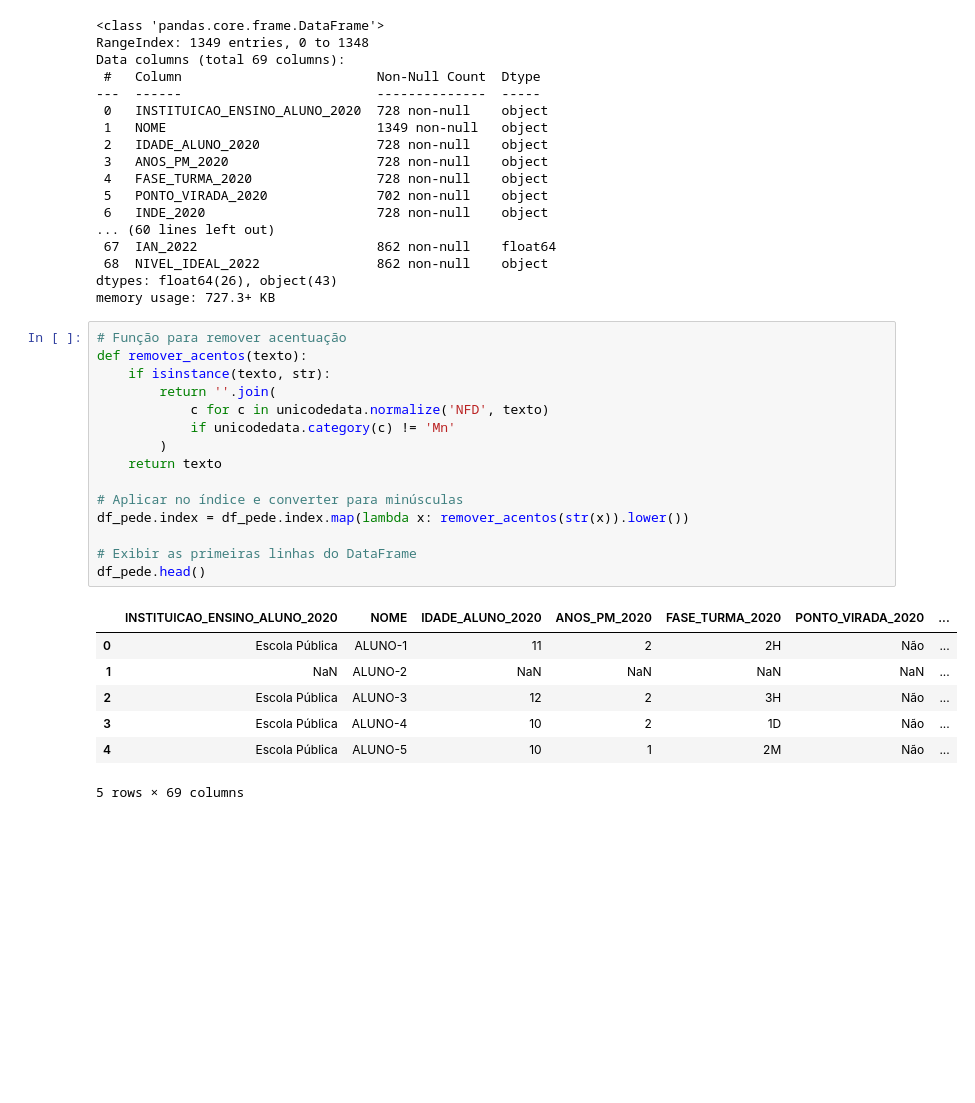
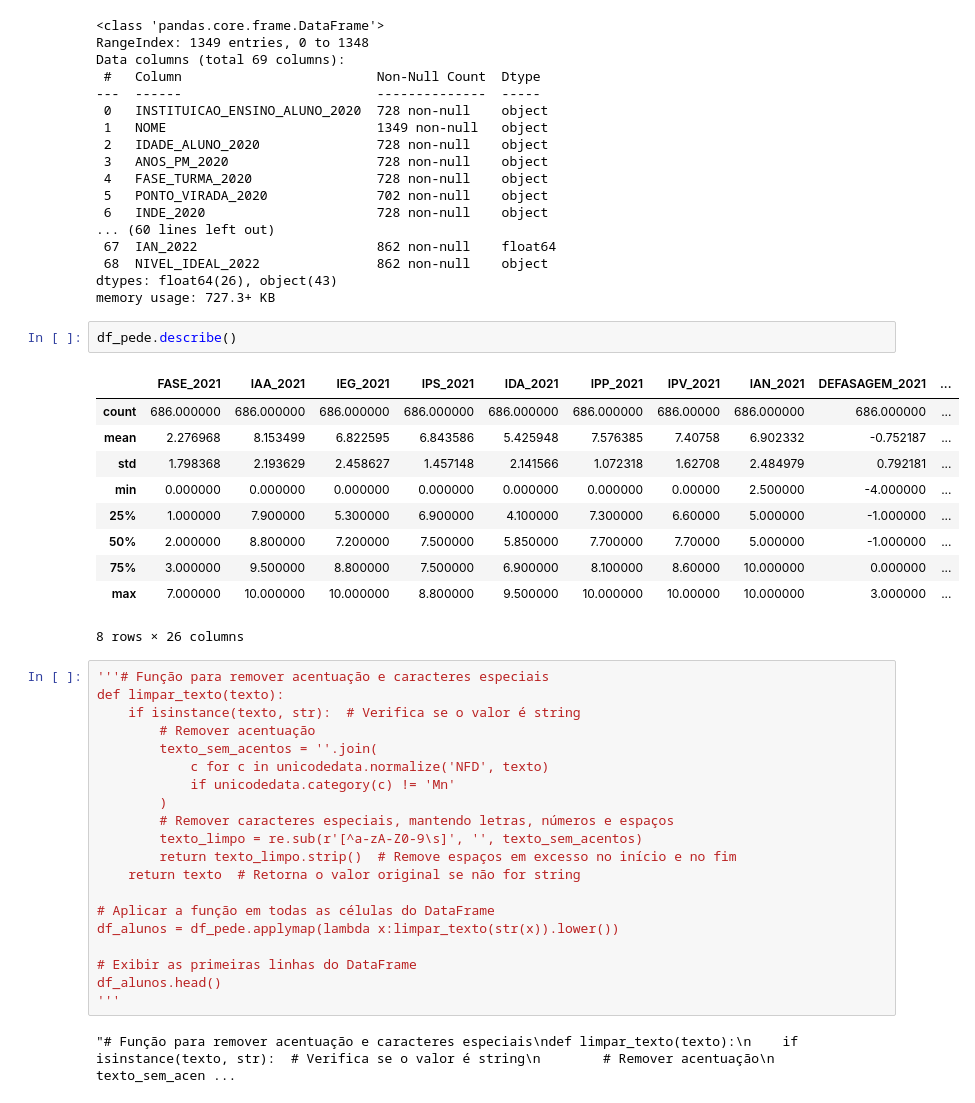
Before and after one commit to r-zambotti/Data_Analytics_Datathon_Grupo-60, a Jupyter notebook: Data_Analytics_Datathon_Grupo_60.ipynb, the cells around one changed output. Drawn from its saved outputs; the diff is of its cells as text; blank space fills up the shorter version.

```diff
--- a/Data_Analytics_Datathon_Grupo_60.ipynb
+++ b/Data_Analytics_Datathon_Grupo_60.ipynb
@@ -89,26 +80,38 @@ Data columns (total 69 columns):
  68  NIVEL_IDEAL_2022               862 non-null    object
 dtypes: float64(26), object(43)
 memory usage: 727.3+ KB
+# %%
+df_pede.describe()
+# %% [output]
+|  | FASE_2021 | IAA_2021 | IEG_2021 | IPS_2021 | IDA_2021 | IPP_2021 | IPV_2021 | IAN_2021 | DEFASAGEM_2021 | ... |
+| count | 686.000000 | 686.000000 | 686.000000 | 686.000000 | 686.000000 | 686.000000 | 686.00000 | 686.000000 | 686.000000 | ... |
+| mean | 2.276968 | 8.153499 | 6.822595 | 6.843586 | 5.425948 | 7.576385 | 7.40758 | 6.902332 | -0.752187 | ... |
+| std | 1.798368 | 2.193629 | 2.458627 | 1.457148 | 2.141566 | 1.072318 | 1.62708 | 2.484979 | 0.792181 | ... |
+| min | 0.000000 | 0.000000 | 0.000000 | 0.000000 | 0.000000 | 0.000000 | 0.00000 | 2.500000 | -4.000000 | ... |
+| 25% | 1.000000 | 7.900000 | 5.300000 | 6.900000 | 4.100000 | 7.300000 | 6.60000 | 5.000000 | -1.000000 | ... |
+| 50% | 2.000000 | 8.800000 | 7.200000 | 7.500000 | 5.850000 | 7.700000 | 7.70000 | 5.000000 | -1.000000 | ... |
+| 75% | 3.000000 | 9.500000 | 8.800000 | 7.500000 | 6.900000 | 8.100000 | 8.60000 | 10.000000 | 0.000000 | ... |
+| max | 7.000000 | 10.000000 | 10.000000 | 8.800000 | 9.500000 | 10.000000 | 10.00000 | 10.000000 | 3.000000 | ... |
+8 rows × 26 columns
 # %%
-# Função para remover acentuação
-def remover_acentos(texto):
-    if isinstance(texto, str):
-        return ''.join(
+'''# Função para remover acentuação e caracteres especiais
+def limpar_texto(texto):
+    if isinstance(texto, str):  # Verifica se o valor é string
+        # Remover acentuação
+        texto_sem_acentos = ''.join(
             c for c in unicodedata.normalize('NFD', texto)
             if unicodedata.category(c) != 'Mn'
         )
-    return texto
+        # Remover caracteres especiais, mantendo letras, números e espaços
+        texto_limpo = re.sub(r'[^a-zA-Z0-9\s]', '', texto_sem_acentos)
+        return texto_limpo.strip()  # Remove espaços em excesso no início e no fim
+    return texto  # Retorna o valor original se não for string
 
-# Aplicar no índice e converter para minúsculas
-df_pede.index = df_pede.index.map(lambda x: remover_acentos(str(x)).lower())
+# Aplicar a função em todas as células do DataFrame
+df_alunos = df_pede.applymap(lambda x:limpar_texto(str(x)).lower())
 
 # Exibir as primeiras linhas do DataFrame
-df_pede.head()
+df_alunos.head()
+'''
 # %% [output]
-|  | INSTITUICAO_ENSINO_ALUNO_2020 | NOME | IDADE_ALUNO_2020 | ANOS_PM_2020 | FASE_TURMA_2020 | PONTO_VIRADA_2020 | ... |
-| 0 | Escola Pública | ALUNO-1 | 11 | 2 | 2H | Não | ... |
-| 1 | NaN | ALUNO-2 | NaN | NaN | NaN | NaN | ... |
-| 2 | Escola Pública | ALUNO-3 | 12 | 2 | 3H | Não | ... |
-| 3 | Escola Pública | ALUNO-4 | 10 | 2 | 1D | Não | ... |
-| 4 | Escola Pública | ALUNO-5 | 10 | 1 | 2M | Não | ... |
-5 rows × 69 columns
+"# Função para remover acentuação e caracteres especiais\ndef limpar_texto(texto):\n    if isinstance(texto, str):  # Verifica se o valor é string\n        # Remover acentuação\n        texto_sem_acen ...
```
Also changed, not shown: parts of 25 cells of this notebook.
